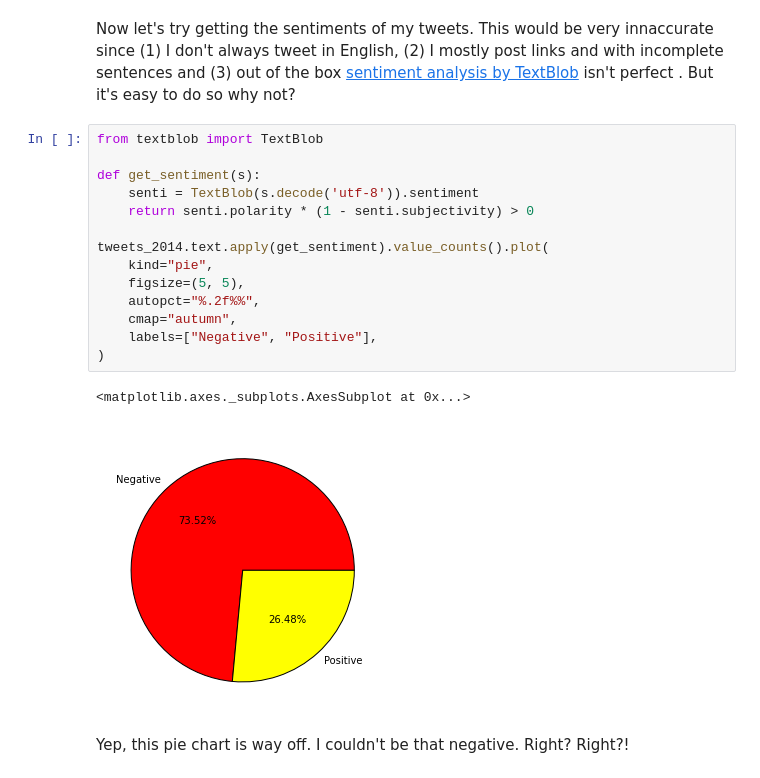
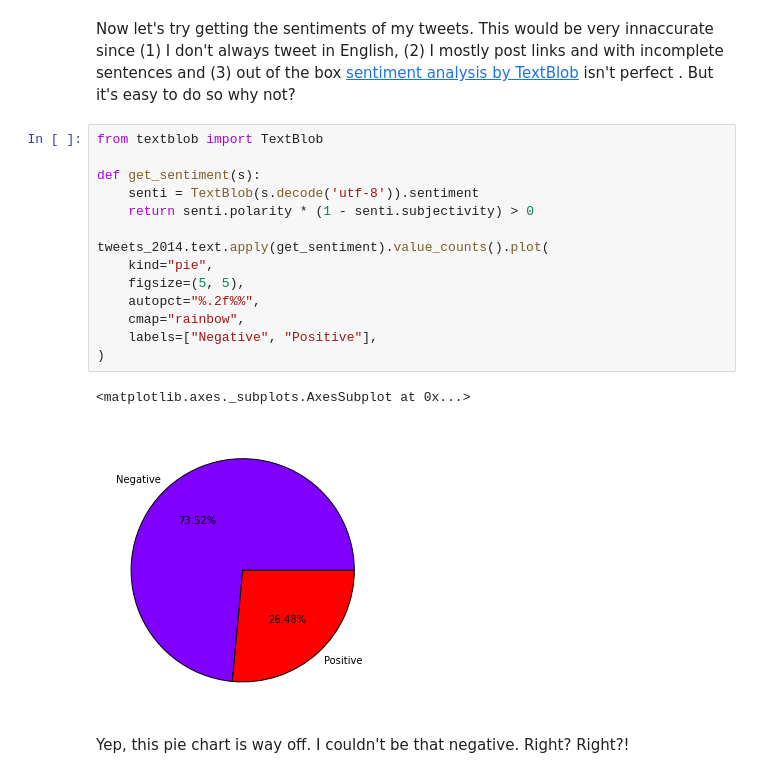
Before and after one commit to marksteve/2014, a Jupyter notebook: 2014.ipynb, the cells around one changed output. Saved outputs shown, nothing was run; the diff lists cells and outputs as text.

```diff
--- a/2014.ipynb
+++ b/2014.ipynb
@@ -110,20 +110,20 @@ Now let's try getting the sentiments of my tweets. This would be very innaccurat
 # %%
 from textblob import TextBlob
 
 def get_sentiment(s):
     senti = TextBlob(s.decode('utf-8')).sentiment
     return senti.polarity * (1 - senti.subjectivity) > 0
 
 tweets_2014.text.apply(get_sentiment).value_counts().plot(
     kind="pie",
     figsize=(5, 5),
     autopct="%.2f%%",
-    cmap="autumn",
+    cmap="rainbow",
     labels=["Negative", "Positive"],
 )
 # %% [output]
 <matplotlib.axes._subplots.AxesSubplot at 0x...>
-[figure, old version]
+[figure, new version]
 # %% [markdown]
 Yep, this pie chart is way off. I couldn't be that negative. Right? Right?!
 # %% [markdown]
```
Also changed, not shown: parts of 27 cells of this notebook.
